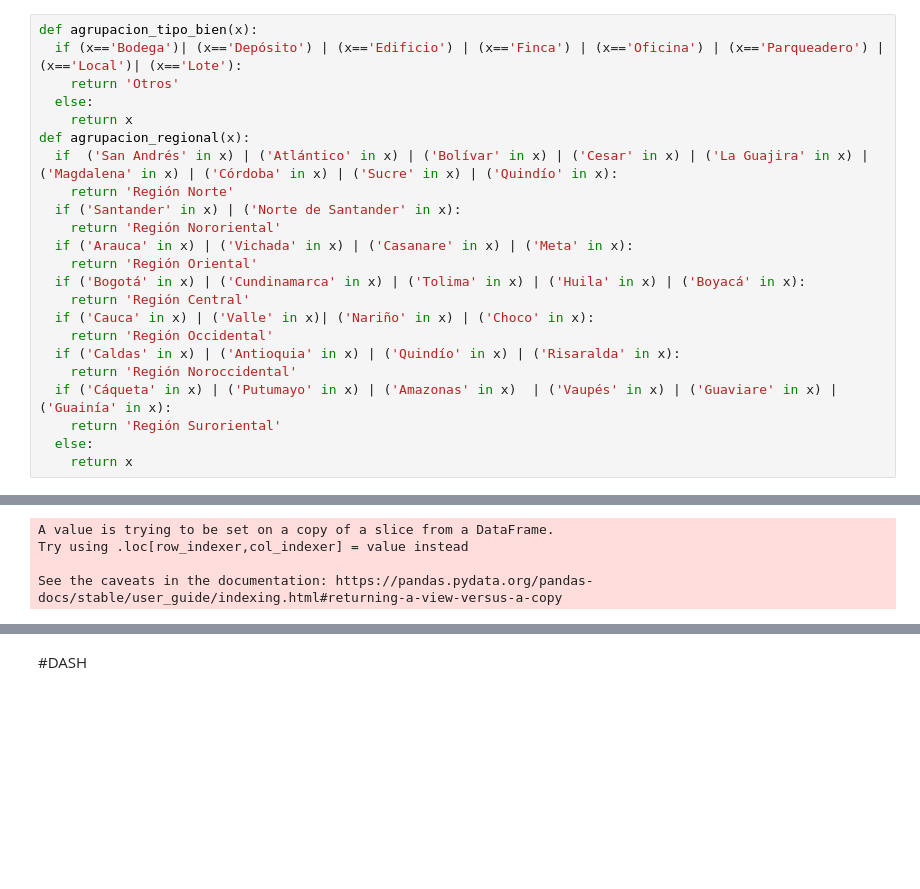
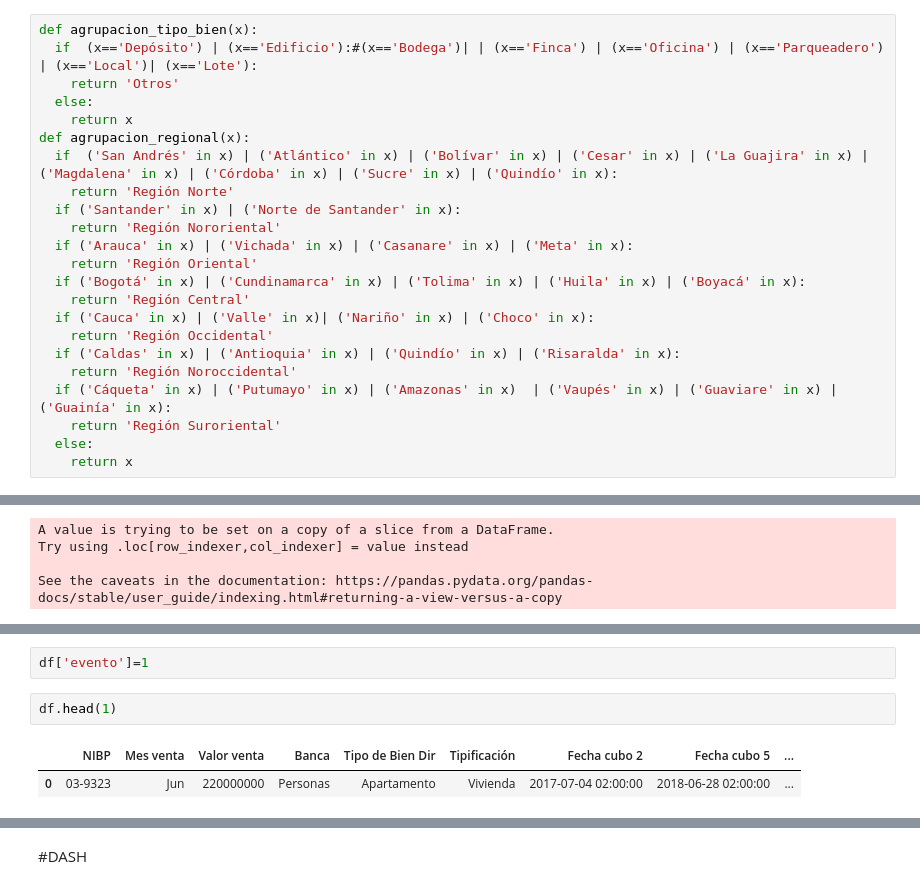
Before and after one commit to ancastillar/Aplicacion_deteccion_riesgo_inmuebles_Davivienda, a Jupyter notebook: BRP_Davivienda.ipynb, the cells around one changed output, grey strips where cells are left out. Cells and saved outputs as stored; diff of their text form; blank space fills up the shorter version.

```diff
--- a/BRP_Davivienda.ipynb
+++ b/BRP_Davivienda.ipynb
@@ -235,6 +279,6 @@ Verificación de cantidades
 # %%
 def agrupacion_tipo_bien(x):
-  if (x=='Bodega')| (x=='Depósito') | (x=='Edificio') | (x=='Finca') | (x=='Oficina') | (x=='Parqueadero') | (x=='Local')| (x=='Lote'):
+  if  (x=='Depósito') | (x=='Edificio'):#(x=='Bodega')| | (x=='Finca') | (x=='Oficina') | (x=='Parqueadero') | (x=='Local')| (x=='Lote'):
     return 'Otros'
   else:
     return x
@@ -877,0 +901,7 @@ Dang! That path collection is out of this world. I totally don't know what to do
+# %%
+df['evento']=1
+# %%
+df.head(1)
+# %% [output]
+|  | NIBP | Mes venta | Valor venta | Banca | Tipo de Bien Dir | Tipificación | Fecha cubo 2 | Fecha cubo 5 | ... |
+| 0 | 03-9323 | Jun | 220000000 | Personas | Apartamento | Vivienda | 2017-07-04 02:00:00 | 2018-06-28 02:00:00 | ... |
```
Also changed, not shown: parts of 48 cells of this notebook.
